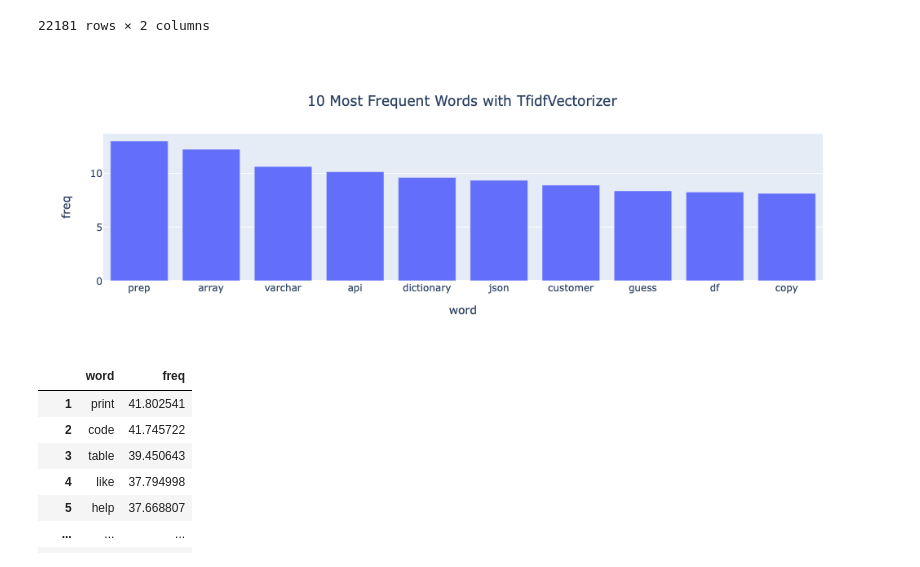
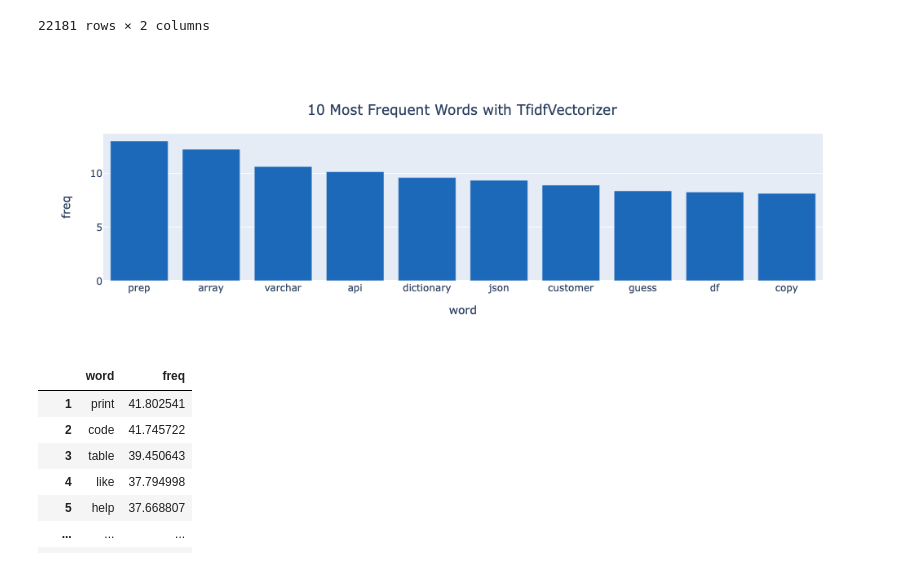
Before and after one commit to rowangayleschaefer/project_NLP_classification_model, a Jupyter notebook: Rowan_Proj3_Part3.ipynb, the cells around one changed output. Cells and saved outputs as stored; diff of their text form; code cells hidden in the pictures.

```diff
--- a/Rowan_Proj3_Part3.ipynb
+++ b/Rowan_Proj3_Part3.ipynb
@@ -679,13 +684,13 @@ dcv
 # %%
 # Top ten common words with TfdifVectorizer
 
 dtf = pd.DataFrame(X_test_tf.sum().sort_values(ascending=False)).reset_index().iloc[1:, :]
 dtf.columns=['word', 'freq']
 
-fig = px.bar(dtf.head(10), 'word', 'freq', title='10 Most Frequent Words with TfidfVectorizer')
-fig.update_layout(title_x=.5, title_y=.85)
+fig = px.bar(dtf.head(10), 'word', 'freq', title='10 Most Frequent Words with TfidfVectorizer',  color_discrete_sequence=['#1C68B9', '#E84C3C'])
+fig.update_layout(title_x=.5, title_y=.82)
 # %% [output]
-[figure, old version]
+[figure, new version]
 # %%
 dtf
 # %% [output]
```
Also changed, not shown: parts of 4 cells of this notebook, 10 other files.
